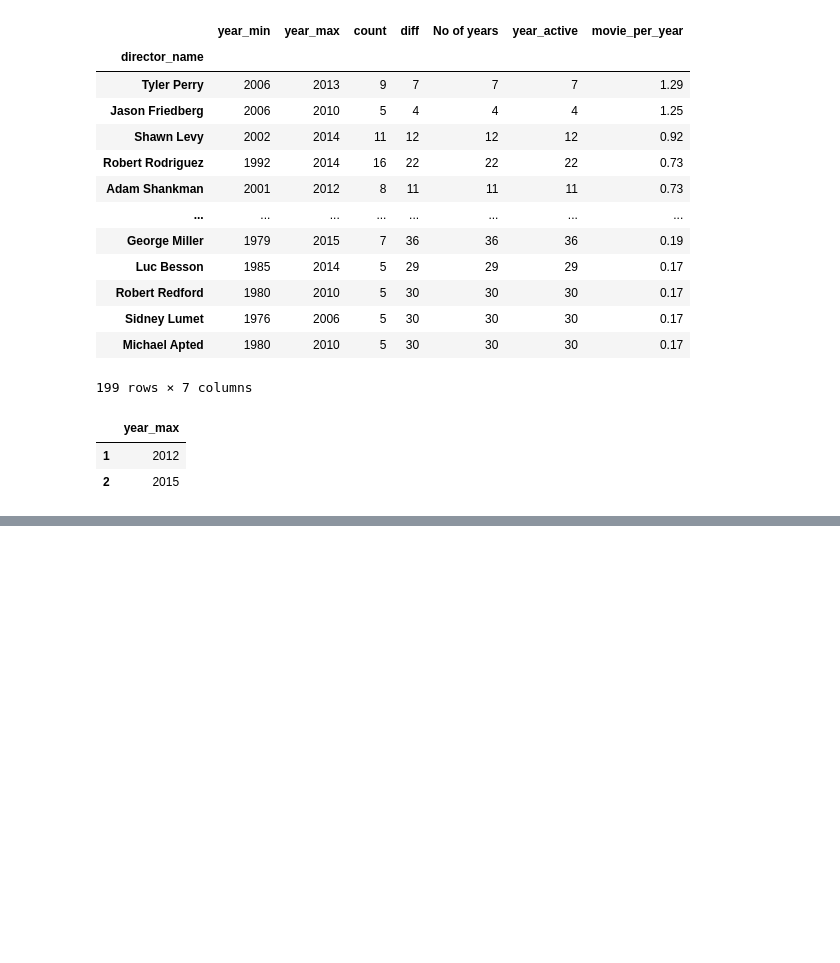
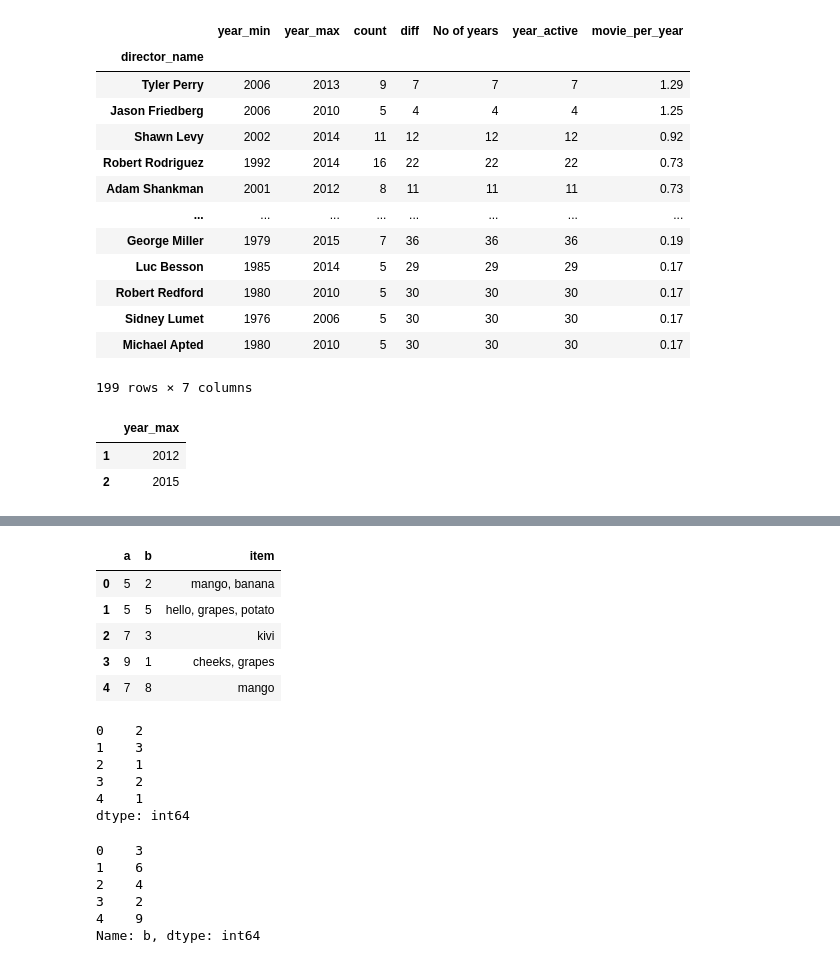
Before and after one commit to tmahesh1983/Python, a Jupyter notebook: Pandas/Pandas3.ipynb, the cells around one changed output, grey strips where cells are left out. Saved outputs shown, nothing was run; the diff lists cells and outputs as text; code cells hidden in the pictures; blank space fills up the shorter version.

Commit message:
Numpy and Pandas practice code added

```diff
--- a/Pandas/Pandas3.ipynb
+++ b/Pandas/Pandas3.ipynb
@@ -306,0 +309,5 @@ df_agg.iloc[1:3, 1:2]
+# %%
+import numpy as np
+# np.random.randint(1, 10, size=(5, 2))
+temp = pd.DataFrame(np.random.randint(1, 10, size=(5, 2)), columns=['a', 'b'])
+temp
@@ -306,0 +321,13 @@ df_agg.iloc[1:3, 1:2]
+# %%
+tt = ['mango, banana', 'hello, grapes, potato', 'kivi', 'cheeks, grapes', 'mango', 'abc, xyz']
+dd = pd.Series(tt)
+dd
+temp['item'] = dd
+temp
+# %% [output]
+|  | a | b | item |
+| 0 | 5 | 2 | mango, banana |
+| 1 | 5 | 5 | hello, grapes, potato |
+| 2 | 7 | 3 | kivi |
+| 3 | 9 | 1 | cheeks, grapes |
+| 4 | 7 | 8 | mango |
@@ -306,0 +337,18 @@ df_agg.iloc[1:3, 1:2]
+# %%
+temp.apply(preprocess, axis=1)
+# %% [output]
+0    2
+1    3
+2    1
+3    2
+4    1
+dtype: int64
+# %%
+temp['b'].apply(lambda x: x+1)
+# %% [output]
+0    3
+1    6
+2    4
+3    2
+4    9
+Name: b, dtype: int64
```
Also changed, not shown: parts of 3 cells of this notebook, 13 other files.
